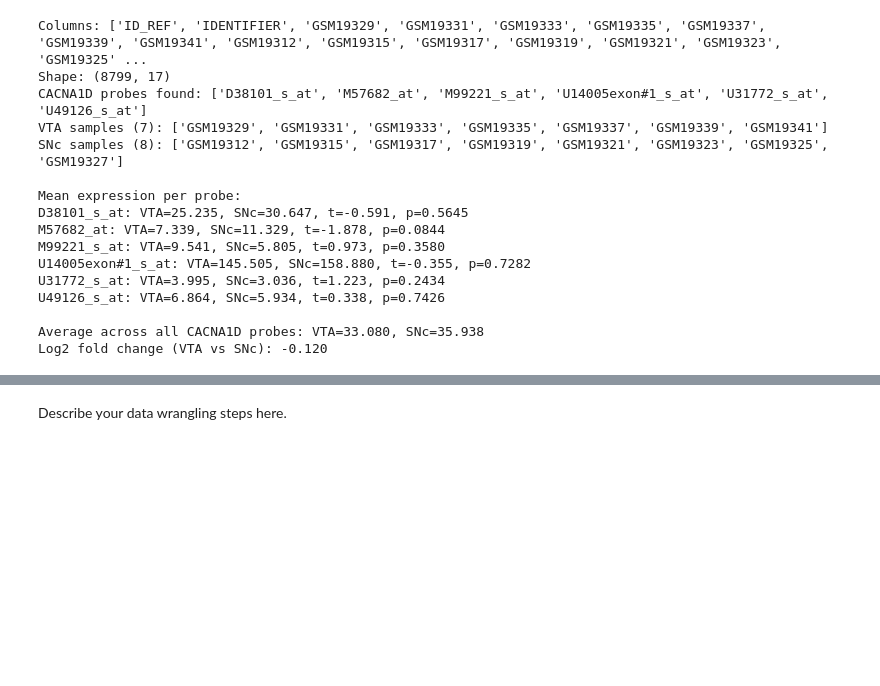
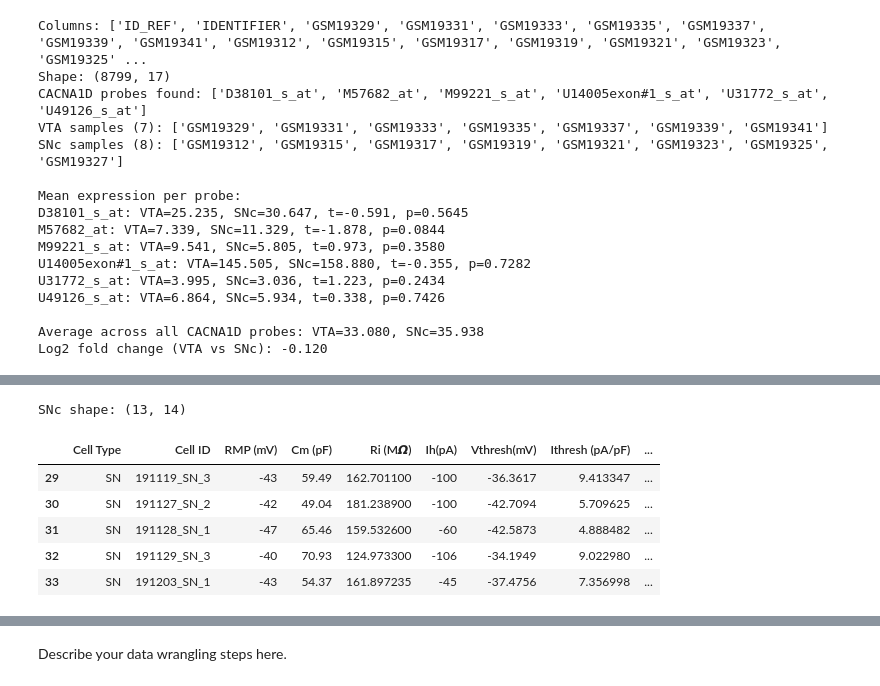
Before and after one commit to bhuynh05/BIPN-162-Group-9, a Jupyter notebook: CellTypesProject_template.ipynb, the cells around one changed output, grey strips where cells are left out. Drawn from its saved outputs; the diff is of its cells as text; code cells hidden in the pictures; blank space fills up the shorter version.

Commit message:
more data wrangling + splicing DF into region-specific DFs

```diff
--- a/CellTypesProject_template.ipynb
+++ b/CellTypesProject_template.ipynb
@@ -148,10 +126,24 @@ vta_df = df[
     df['Cell Type'].str.contains('VTA')
 ]
 
-
 print(snc_df.shape)
 print(vta_df.shape)
 print(df.columns)
+
+# -----------------------------
+# Columns relevant to Parkinson's
+# -----------------------------
+PD_passive = ['RMP (mV)', 'Cm (pF)', 'Ri  (M𝞨)', 'Ih(pA)']
+PD_active = ['Vthresh(mV)', 'Ithresh (pA/pF)', 'Spike Height (mV)', 'Spike Width (ms)', 'AHP Height (mV)', 'Max freq (Hz)', 'Slope of I-O freq Curve until it rises', 'RB Firing (y/n)']
+
+relevant_columns = ['Cell Type', 'Cell ID'] + PD_passive + PD_active
+
+print("Columns in Parkinson's-focused DataFrame:")
+print(relevant_columns)
+
+# Extract relevant columns
+snc_df_PD = snc_df[relevant_columns].copy()
+vta_df_PD = vta_df[relevant_columns].copy()
 # %% [output]
 (13, 49)
 (14, 49)
@@ -171,0 +211,11 @@ Index(['Date', 'Age', 'Cell Type', 'Cell ID', 'File Name ', 'Time ',
+# %%
+print("\nSNc shape:", snc_df_PD.shape)
+snc_df_PD.head()
+# %% [output]
+SNc shape: (13, 14)
+|  | Cell Type | Cell ID | RMP (mV) | Cm (pF) | Ri (M𝞨) | Ih(pA) | Vthresh(mV) | Ithresh (pA/pF) | ... |
+| 29 | SN | 191119_SN_3 | -43 | 59.49 | 162.701100 | -100 | -36.3617 | 9.413347 | ... |
+| 30 | SN | 191127_SN_2 | -42 | 49.04 | 181.238900 | -100 | -42.7094 | 5.709625 | ... |
+| 31 | SN | 191128_SN_1 | -47 | 65.46 | 159.532600 | -60 | -42.5873 | 4.888482 | ... |
+| 32 | SN | 191129_SN_3 | -40 | 70.93 | 124.973300 | -106 | -34.1949 | 9.022980 | ... |
+| 33 | SN | 191203_SN_1 | -43 | 54.37 | 161.897235 | -45 | -37.4756 | 7.356998 | ... |
```
Also changed, not shown: parts of 5 cells of this notebook.
